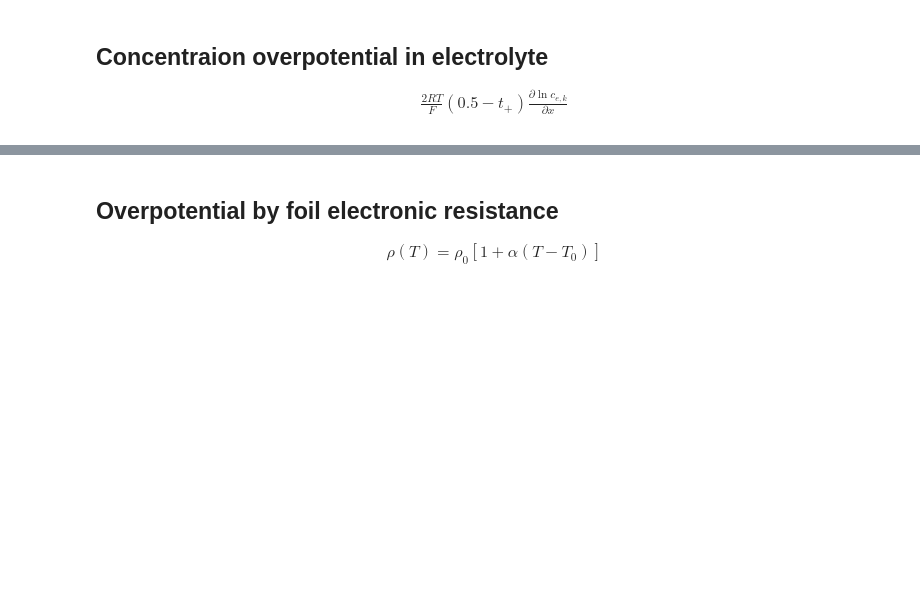
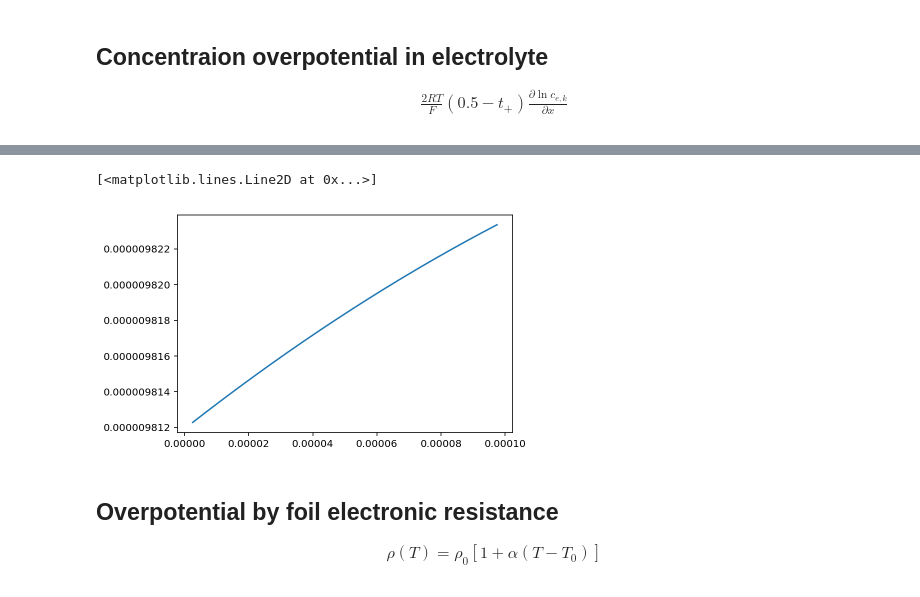
Before and after one commit to TakumaKawahara/BS-StudyGroup, a Jupyter notebook: Model#4/BS_Model#4_ver1.0.ipynb, the cells around one changed output, grey strips where cells are left out. Saved outputs shown, nothing was run; the diff lists cells and outputs as text; code cells hidden in the pictures; blank space fills up the shorter version.

```diff
--- a/Model#4/BS_Model#4_ver1.0.ipynb
+++ b/Model#4/BS_Model#4_ver1.0.ipynb
@@ -1185,3 +1195,8 @@ Length: 1000000, dtype: float64
+# %%
+plt.plot(df_sim2['x_e (m)'][20*100000:20*100001],df_sim2['C_e (mol/m3)'][20*100000:20*100001])
+# %% [output]
+[<matplotlib.lines.Line2D at 0x...>]
+[figure, added]
 # %% [markdown]
 ## Overpotential by foil electronic resistance
 \begin{eqnarray*}
```
Also changed, not shown: parts of 7 cells of this notebook.
